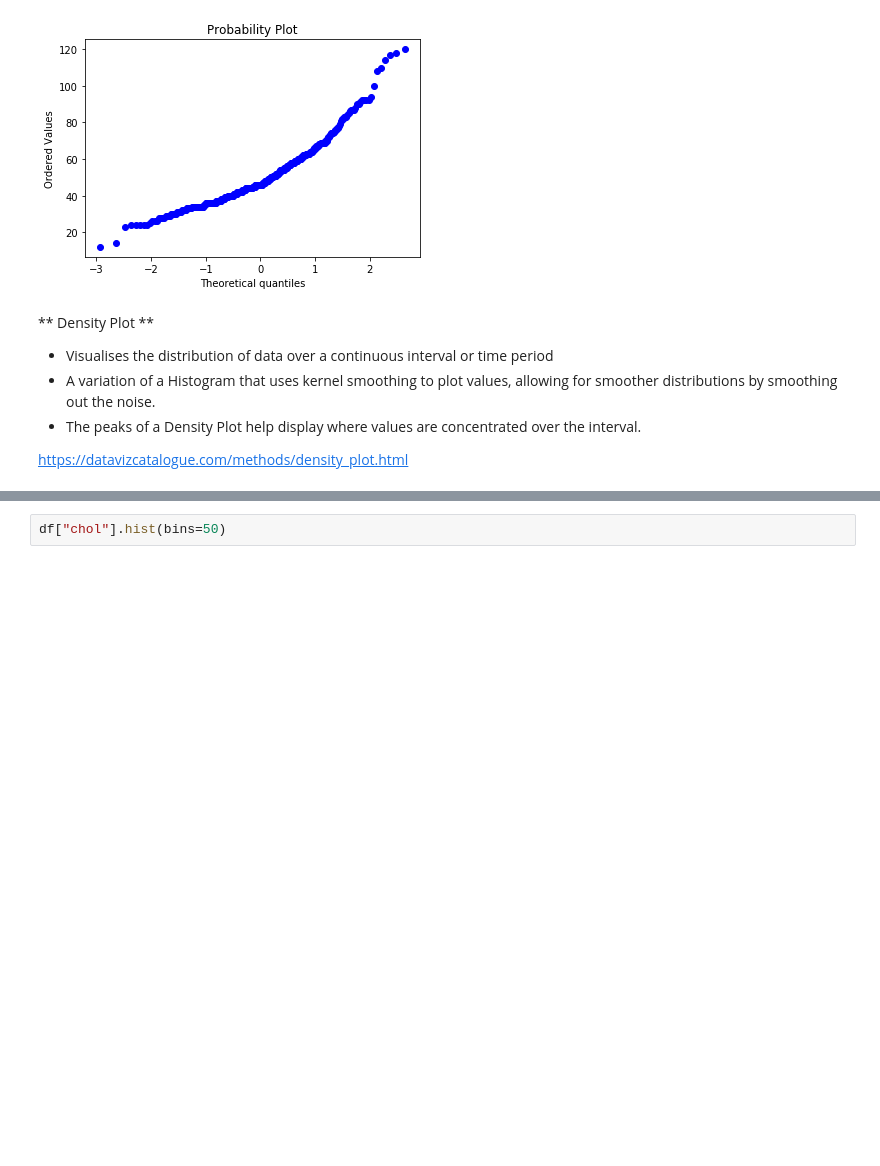
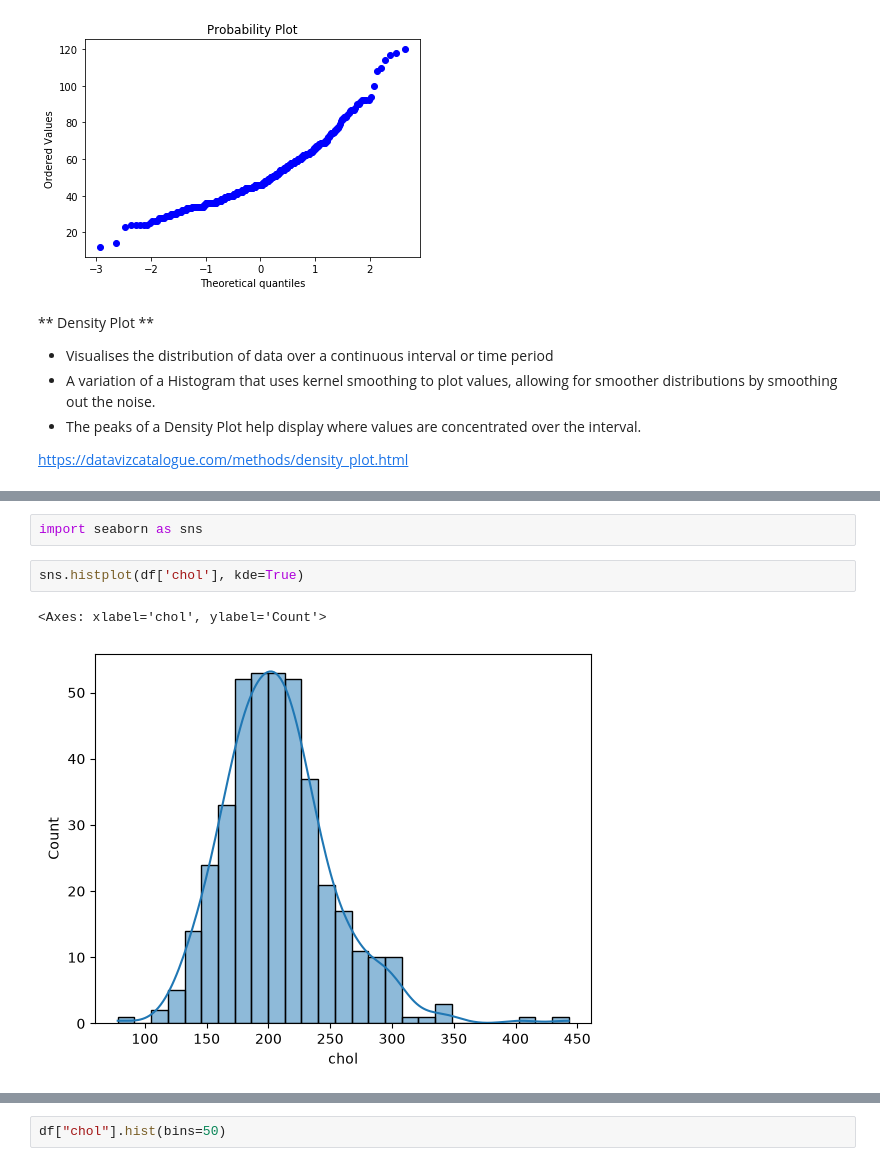
Before and after one commit to dbabichenko/python_for_data_and_analytics, a Jupyter notebook: EDA and Data visualization/Visualization.ipynb, the cells around one changed output, grey strips where cells are left out. Cells and saved outputs as stored; diff of their text form; blank space fills up the shorter version.

```diff
--- a/EDA and Data visualization/Visualization.ipynb
+++ b/EDA and Data visualization/Visualization.ipynb
@@ -53,0 +64,7 @@ https://datavizcatalogue.com/methods/density_plot.html
+# %%
+import seaborn as sns
+# %%
+sns.histplot(df['chol'], kde=True)
+# %% [output]
+<Axes: xlabel='chol', ylabel='Count'>
+[figure, added]
```
Also changed, not shown: parts of 10 cells of this notebook, 1 other file.
